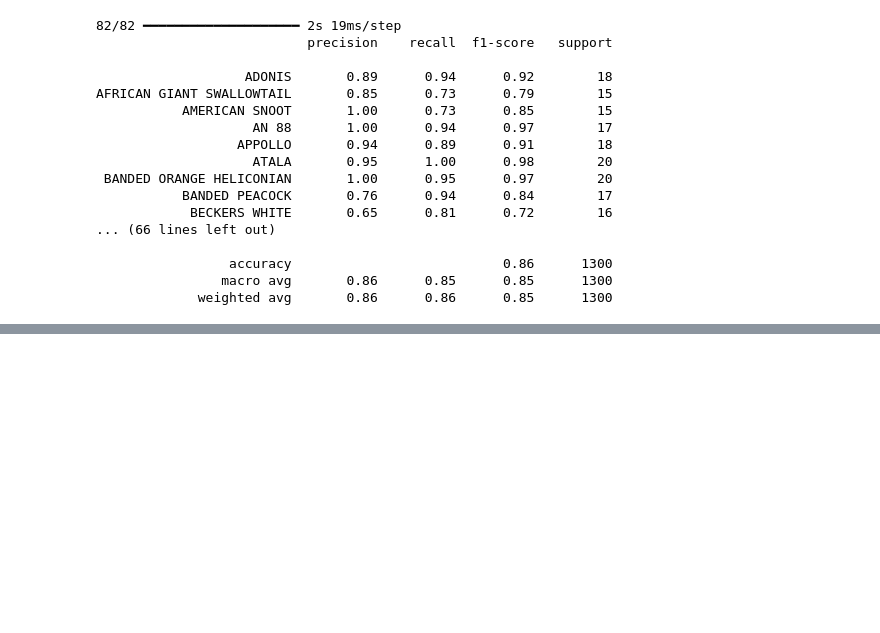
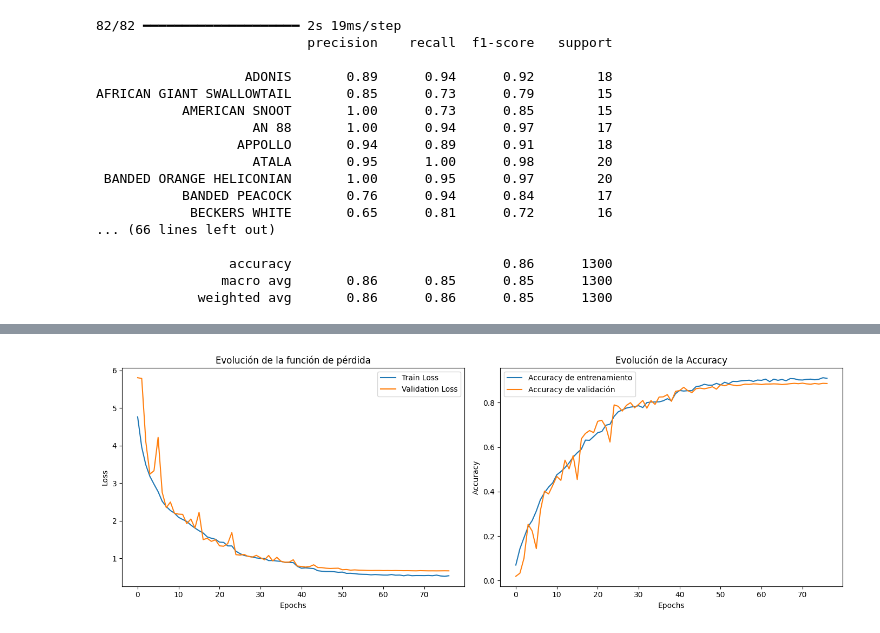
Before and after one commit to PabloSanchez87/DataScience_and_IA, a Jupyter notebook: Notebooks/Daniel/CNN/CNN.ipynb, the cells around one changed output, grey strips where cells are left out. Drawn from its saved outputs; the diff is of its cells as text; code cells hidden in the pictures; blank space fills up the shorter version.

```diff
--- a/Notebooks/Daniel/CNN/CNN.ipynb
+++ b/Notebooks/Daniel/CNN/CNN.ipynb
@@ -21,6 +24,31 @@ df.head()
 | 2 | Image_3.jpg | BROWN SIPROETA |
 | 3 | Image_4.jpg | MONARCH |
 | 4 | Image_5.jpg | GREEN CELLED CATTLEHEART |
+# %%
+def plot_training_history(history):
+
+    # Crear una figura con dos subgráficas dispuestas en una fila
+    fig, (ax1, ax2) = plt.subplots(1, 2, figsize=(14, 5))
+
+    # Graficar la pérdida (loss)
+    ax1.plot(history.history['loss'], label='Train Loss')
+    ax1.plot(history.history['val_loss'], label='Validation Loss')
+    ax1.set_xlabel('Epochs')
+    ax1.set_ylabel('Loss')
+    ax1.set_title('Evolución de la función de pérdida')
+    ax1.legend()
+
+    # Graficar la accuracy
+    ax2.plot(history.history['accuracy'], label='Accuracy de entrenamiento')
+    ax2.plot(history.history['val_accuracy'], label='Accuracy de validación')
+    ax2.set_xlabel('Epochs')
+    ax2.set_ylabel('Accuracy')
+    ax2.set_title('Evolución de la Accuracy')
+    ax2.legend()
+
+    # Mostrar las gráficas
+    plt.tight_layout()  # Ajustar el espaciado entre gráficas
+    plt.show()
 # %% [markdown]
 ---
 # %% [raw]
@@ -127,7 +155,7 @@ val_datagen = ImageDataGenerator(
 ########################################
 
 # Parámetros comunes
-batch_size = 16
+batch_size = 32
 img_size = (224, 224)
 
 train_generator = train_datagen.flow_from_dataframe(
@@ -333,0 +473,4 @@ AFRICAN GIANT SWALLOWTAIL       0.85      0.73      0.79        15
+# %%
+plot_training_history(history)
+# %% [output]
+[figure, added]
```
Also changed, not shown: parts of 11 cells of this notebook, 3 other files.
